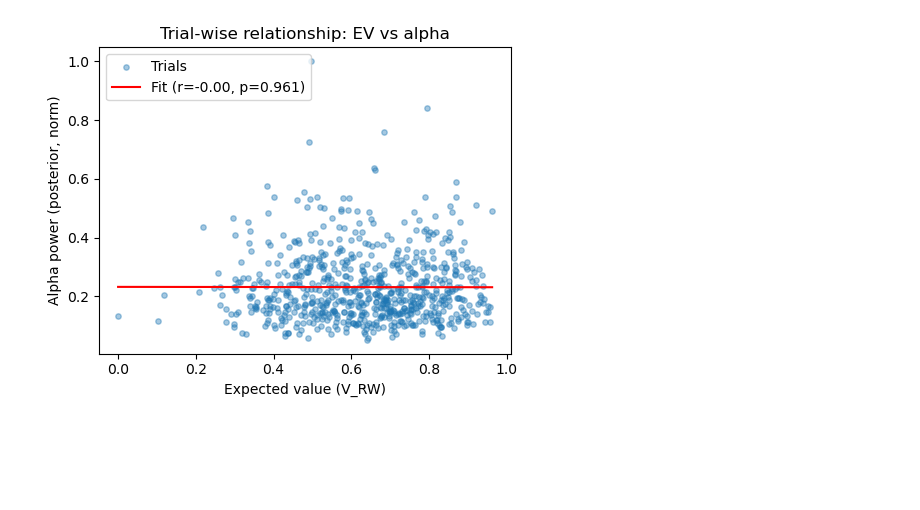
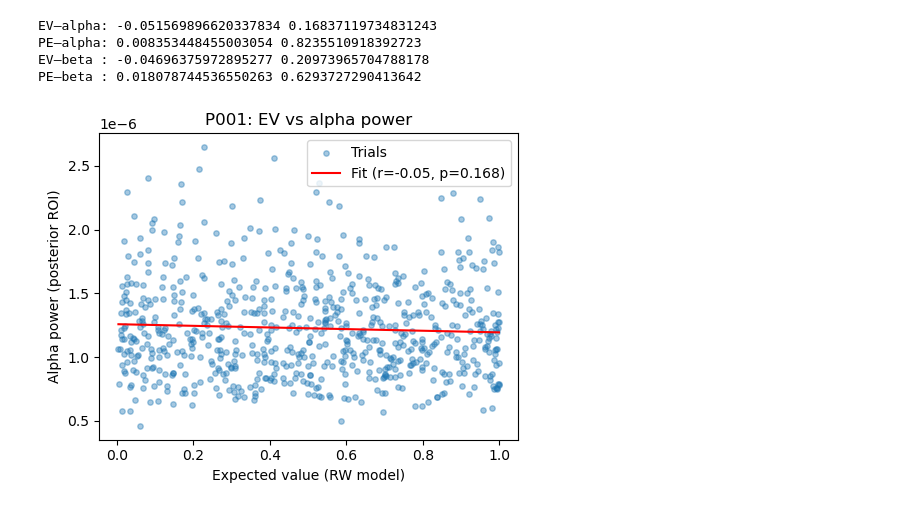
Before and after one commit to arthurhsia/Reinforcement-Learning-and-EEG, a Jupyter notebook: expected_value_correlation.ipynb, the cells around one changed output. Drawn from its saved outputs; the diff is of its cells as text; code cells hidden in the pictures; blank space fills up the shorter version.

Commit message:
Added trajectories and expected value correlation'

```diff
--- a/expected_value_correlation.ipynb
+++ b/expected_value_correlation.ipynb
@@ -15,7 +1,6 @@ trials = behav["trial"].values
 # %%
 import mne
 
-epochs = mne.read_epochs("/Users/arthurhsia/Desktop/Psychology/EEG/data/derivatives/mne_preproc/sub-01/ses-01/sub-01_ses-01_task-Cannonball_MF_epochs_feedback_clean_alpha-epo.fif", preload=True)
-# Make sure these epochs are already trial‑aligned with your RW CSV
+epochs = mne.read_epochs("/Users/arthurhsia/Desktop/Psychology/EEG/data/derivatives/mne_preproc/sub-01/ses-01/sub-01_ses-01_task-Cannonball_MF_epochs_feedback_clean_beta-epo.fif", preload=True)
 print(epochs)
 # %% [output]
@@ -84,0 +52,12 @@ r(V, alpha) = -0.0018398797006111067 p = 0.9608305213078477
+# %%
+# --- Beta band (13–30 Hz), sensorimotor ROI ---
+beta_epochs = epochs.copy().filter(13., 30., fir_design="firwin")
+beta_epochs.apply_hilbert(envelope=True)
+beta_data = beta_epochs.get_data()
+
+beta_roi = ['C3', 'Cz', 'C4', 'FC3', 'FCz', 'FC4', 'CP3', 'CPz', 'CP4']
+beta_roi = [ch for ch in beta_roi if ch in beta_epochs.ch_names]
+idx_beta = [beta_epochs.ch_names.index(ch) for ch in beta_roi]
+
+beta_env = beta_data[:, idx_beta, :][:, :, time_mask]
+beta_power_trial = beta_env.mean(axis=(1, 2))
@@ -85,27 +77,62 @@ r(V, alpha) = -0.0018398797006111067 p = 0.9608305213078477
+# %%
+import pandas as pd
+from scipy.stats import pearsonr
+
+# 1) Load trajectories and keep participant 1
+traj = pd.read_csv("trajectories.csv")
+p1 = traj[traj["participant_id"] == "P001"].reset_index(drop=True)
+
+V = p1["value_0"].to_numpy()      # expected value
+PE = p1["prediction_error"].to_numpy()    # prediction error
+
+# 2) Align lengths with EEG trials
+n = min(len(V), len(alpha_power_trial), len(beta_power_trial))
+V  = V[:n]
+PE = PE[:n]
+alpha_p = alpha_power_trial[:n]
+beta_p  = beta_power_trial[:n]
+
+# 3) Correlations EV/PE vs alpha/beta
+r_ev_alpha, p_ev_alpha = pearsonr(V,  alpha_p)
+r_pe_alpha, p_pe_alpha = pearsonr(PE, alpha_p)
+
+r_ev_beta,  p_ev_beta  = pearsonr(V,  beta_p)
+r_pe_beta,  p_pe_beta  = pearsonr(PE, beta_p)
+
+print("EV–alpha:", r_ev_alpha, p_ev_alpha)
+print("PE–alpha:", r_pe_alpha, p_pe_alpha)
+print("EV–beta :", r_ev_beta,  p_ev_beta)
+print("PE–beta :", r_pe_beta,  p_pe_beta)
+# %% [output]
+EV–alpha: -0.051569896620337834 0.16837119734831243
+PE–alpha: 0.008353448455003054 0.8235510918392723
+EV–beta : -0.04696375972895277 0.20973965704788178
+PE–beta : 0.018078744536550263 0.6293727290413642
 # %%
 import numpy as np
 import matplotlib.pyplot as plt
 from scipy.stats import linregress
 
-# V_RW and alpha_post_norm must be same length and aligned
-n = min(len(V_RW), len(alpha_post_norm))
-x = V_RW[:n]
-y = alpha_post_norm[:n]
+# Make sure lengths match
+n = min(len(V), len(alpha_power_trial))
+x = V[:n]
+y = alpha_power_trial[:n]
 
-# Fit simple linear regression y = a + b x
+# Fit linear regression y = a + b x
 slope, intercept, r, p, stderr = linregress(x, y)
 
 x_line = np.linspace(x.min(), x.max(), 100)
 y_line = intercept + slope * x_line
 
 plt.figure(figsize=(5, 4))
-plt.scatter(x, y, alpha=0.4, s=15, label="Trials")
-plt.plot(x_line, y_line, color="red", label=f"Fit (r={r:.2f}, p={p:.3f})")
-plt.xlabel("Expected value (V_RW)")
-plt.ylabel("Alpha power (posterior, norm)")
-plt.title("Trial-wise relationship: EV vs alpha")
+plt.scatter(x, y, s=15, alpha=0.4, label="Trials")
+plt.plot(x_line, y_line, color="red",
+         label=f"Fit (r={r:.2f}, p={p:.3f})")
+plt.xlabel("Expected value (RW model)")
+plt.ylabel("Alpha power (posterior ROI)")
+plt.title("P001: EV vs alpha power")
 plt.legend()
 plt.tight_layout()
 plt.show()
 # %% [output]
-[figure, old version]
+[figure, new version]
```
Also changed, not shown: parts of 13 cells of this notebook, 2 other files.
